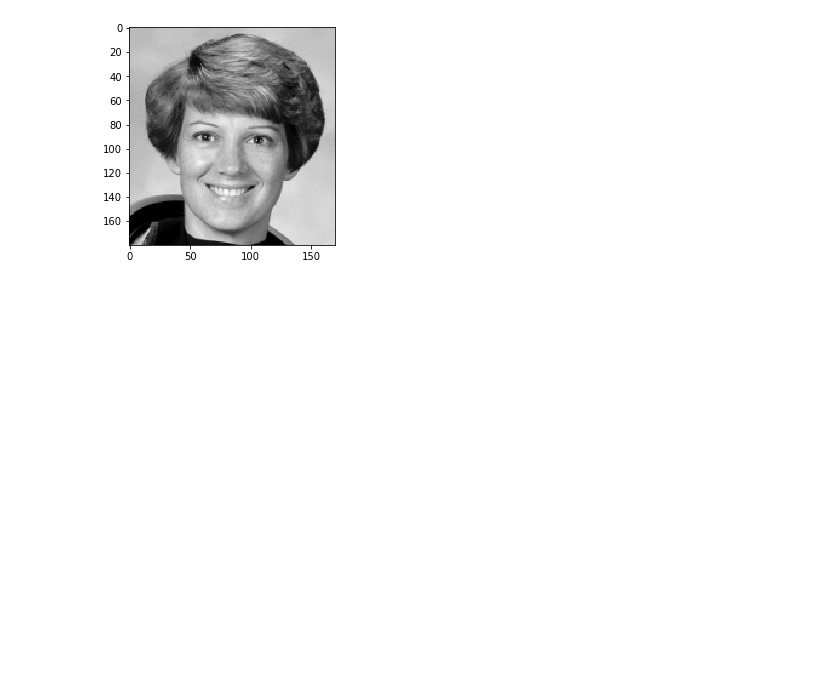
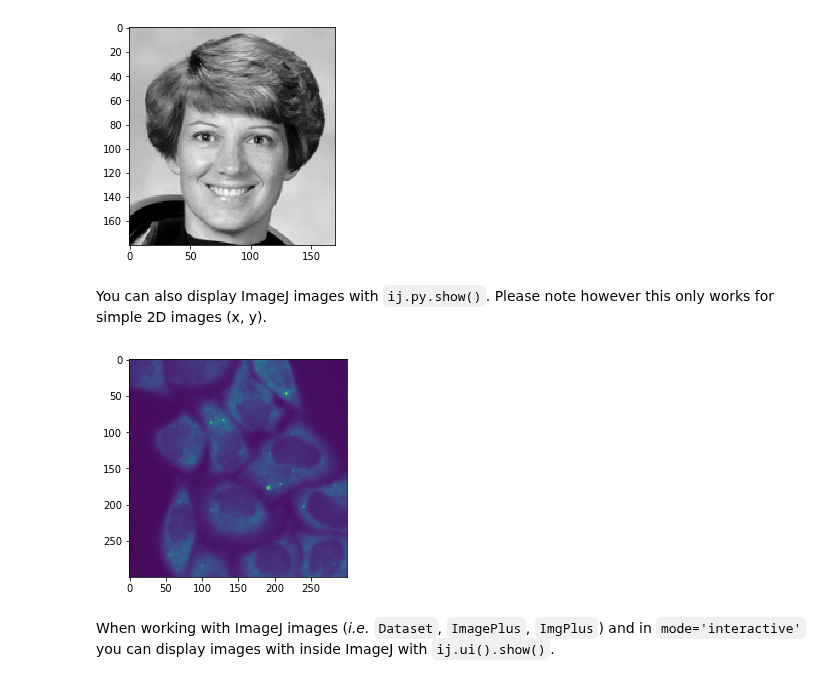
Before and after one commit to imagej/pyimagej, a Jupyter notebook: doc/2-Opening-and-Displaying-Images.ipynb, the cells around one changed output. Saved outputs shown, nothing was run; the diff lists cells and outputs as text; code cells hidden in the pictures; blank space fills up the shorter version.

Commit message:
Test opening/displaying images notebook
- Notebook runs standalone
- Added additional information on opening images

```diff
--- a/doc/2-Opening-and-Displaying-Images.ipynb
+++ b/doc/2-Opening-and-Displaying-Images.ipynb
@@ -11,0 +14,6 @@ ImageJ can display numpy images using `ij.py.show`. Let's demonstrate using `sci
+# %%
+import imagej
+
+# initialize ImageJ in interactive mode
+ij = imagej.init(mode='interactive')
+print(f"ImageJ version: {ij.getVersion()}")
@@ -17,3 +29,12 @@ img = np.mean(img[10:190,140:310], axis=2)
 ij.py.show(img, cmap = 'gray')
 # %% [output]
 [figure]
+# %% [markdown]
+You can also display ImageJ images with `ij.py.show()`. Please note however this only works for simple 2D images (x, y).
+# %%
+dataset = ij.io().open('sample-data/test_still.tif')
+ij.py.show(dataset)
+# %% [output]
+[figure, added]
+# %% [markdown]
+When working with ImageJ images (_i.e._ `Dataset`, `ImagePlus`, `ImgPlus`) and in `mode='interactive'` you can display images with inside ImageJ with `ij.ui().show()`.
```
Also changed, not shown: parts of 4 cells of this notebook.
